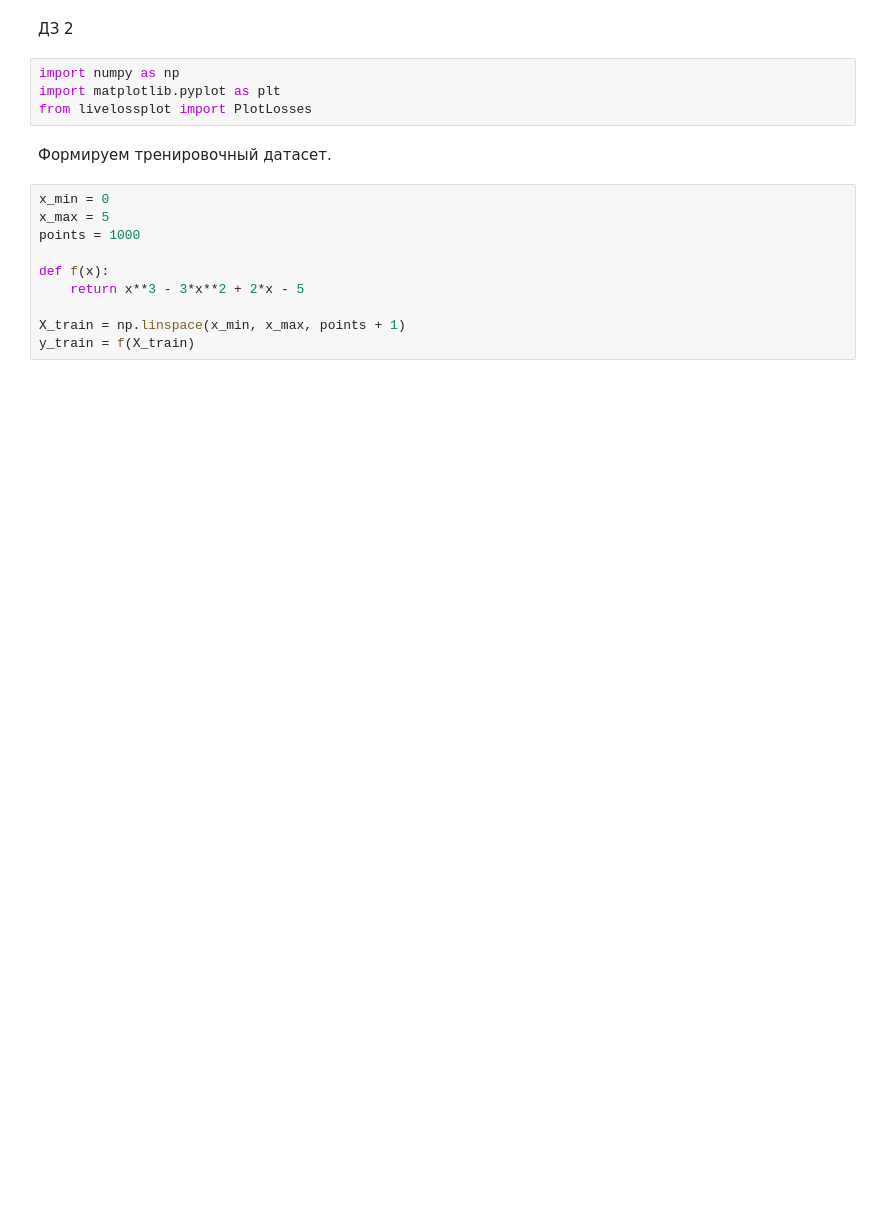
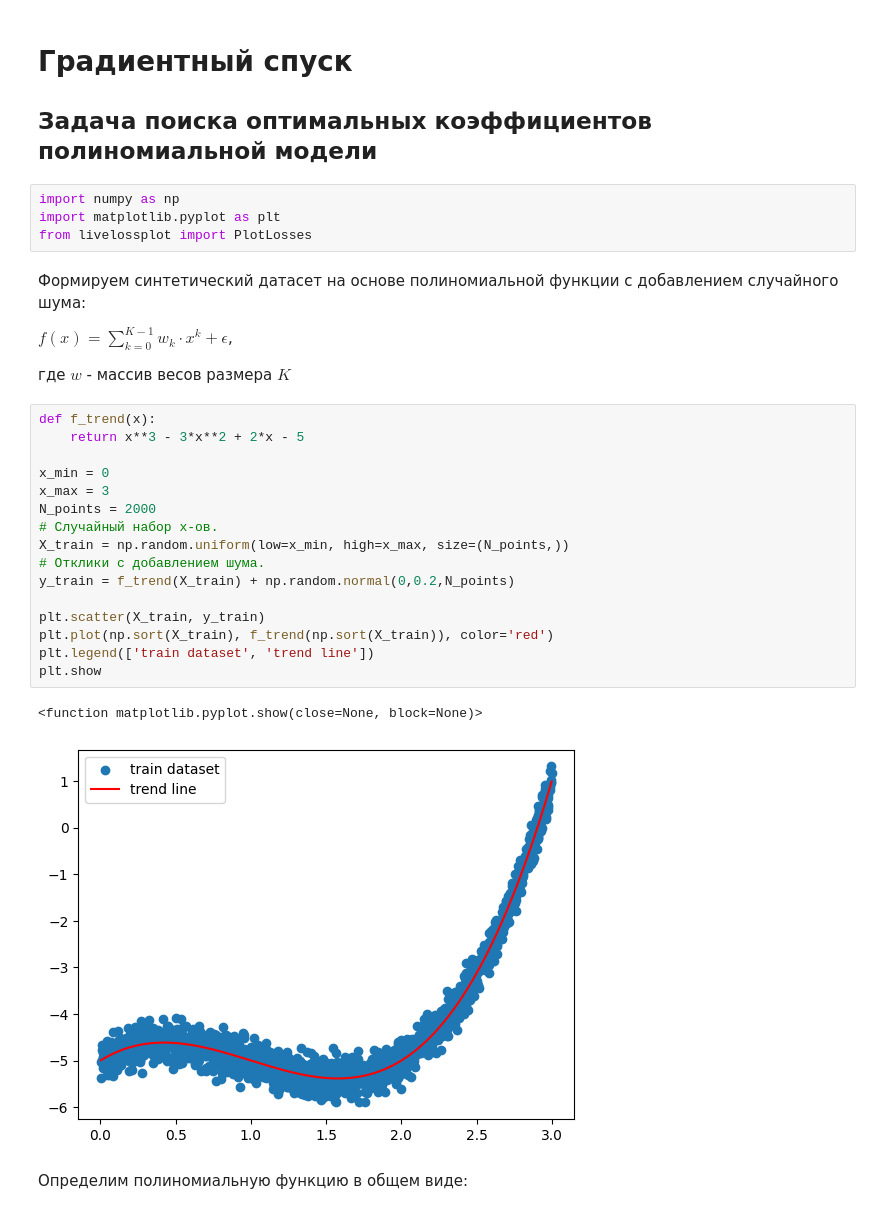
Before and after one commit to romangorbunov91/ML_2, a Jupyter notebook: ML_2.ipynb, the cells around one changed output. Cells and saved outputs as stored; diff of their text form; blank space fills up the shorter version.

```diff
--- a/ML_2.ipynb
+++ b/ML_2.ipynb
@@ -1,19 +1,35 @@
 # %% [markdown]
-ДЗ 2
+# Градиентный спуск
+## Задача поиска оптимальных коэффициентов полиномиальной модели
 # %%
 import numpy as np
 import matplotlib.pyplot as plt
 from livelossplot import PlotLosses
 # %% [markdown]
-Формируем тренировочный датасет.
+Формируем синтетический датасет на основе полиномиальной функции с добавлением случайного шума:
+
+${f(x) = \sum_{k=0}^{K-1}{w_k \cdot x^k} + \epsilon}$,
+
+где ${w}$ - массив весов размера ${K}$
 # %%
-x_min = 0
-x_max = 5
-points = 1000
-
-def f(x):
+def f_trend(x):
     return x**3 - 3*x**2 + 2*x - 5
 
-X_train = np.linspace(x_min, x_max, points + 1)
-y_train = f(X_train)
+x_min = 0
+x_max = 3
+N_points = 2000
+# Случайный набор x-ов.
+X_train = np.random.uniform(low=x_min, high=x_max, size=(N_points,))
+# Отклики с добавлением шума.
+y_train = f_trend(X_train) + np.random.normal(0,0.2,N_points)
+
+plt.scatter(X_train, y_train)
+plt.plot(np.sort(X_train), f_trend(np.sort(X_train)), color='red')
+plt.legend(['train dataset', 'trend line'])
+plt.show
+# %% [output]
+<function matplotlib.pyplot.show(close=None, block=None)>
+[figure, added]
+# %% [markdown]
+Определим полиномиальную функцию в общем виде:
 # %%
```
Also changed, not shown: parts of 8 cells of this notebook, 3 other files.
